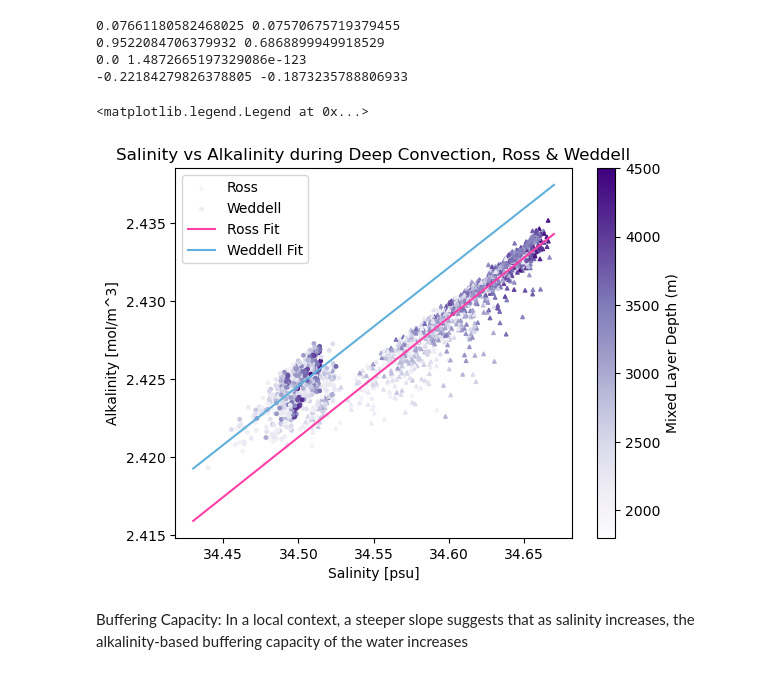
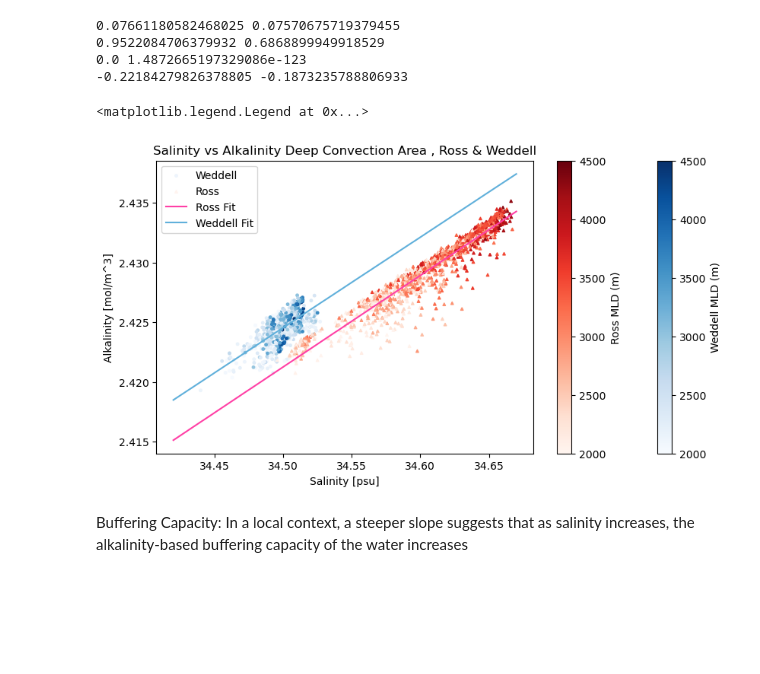
Before and after one commit to Lilygmi/SouthernOceanCarbonConvection, a Jupyter notebook: Convection+biogeochem/SalinityAlkalinityCurves.ipynb, the cells around one changed output. Drawn from its saved outputs; the diff is of its cells as text; code cells hidden in the pictures; blank space fills up the shorter version.

Commit message:
updates to salinity-alk plots, all split by ross/wedell

```diff
--- a/Convection+biogeochem/SalinityAlkalinityCurves.ipynb
+++ b/Convection+biogeochem/SalinityAlkalinityCurves.ipynb
@@ -1008,28 +1010,35 @@ print(deep_b_ross,deep_b_weddell)
 0.0 1.4872665197329086e-123
 -0.22184279826378805 -0.1873235788806933
 # %%
-vmin = 1800
+fig, ax = plt.subplots(figsize=(10, 5))  # width, height in inches
+vmin = 2000
 vmax = 4500
-xvals = np.linspace(34.43,34.67,1000)
+xvals = np.linspace(34.42,34.67,1000)
 
 linfit_deep_ross = deep_slope_ross * xvals + deep_b_ross
 linfit_deep_weddell = deep_slope_weddell * xvals + deep_b_weddell
-plt.scatter(deep_salinity_ross,deep_alkalinity_ross,c=deep_mld_ross,  s = 6, marker="^",
-            cmap='Purples',vmin=vmin, vmax=vmax, label = "Ross")
-plt.scatter(deep_salinity_weddell,deep_alkalinity_weddell,c=deep_mld_weddell,  s = 6, marker="o" ,
-            cmap='Purples',vmin=vmin, vmax=vmax, label = "Weddell")
-cbar = plt.colorbar() # Adds a legend for the colors
-cbar.set_label("Mixed Layer Depth (m)")
 
-plt.plot(xvals, linfit_deep_ross, c='#ff40a6', label = "Ross Fit")
-plt.plot(xvals, linfit_deep_weddell, c = '#60b0db', label = "Weddell Fit")
-plt.title("Salinity vs Alkalinity during Deep Convection, Ross & Weddell")
+sc_weddell = ax.scatter(deep_salinity_weddell,deep_alkalinity_weddell,c=deep_mld_weddell,  s = 6, marker="o" ,
+            cmap='Blues',vmin=vmin, vmax=vmax, label = "Weddell")
+sc_ross = ax.scatter(deep_salinity_ross,deep_alkalinity_ross,c=deep_mld_ross,  s = 6, marker="^",
+            cmap='Reds',vmin=vmin, vmax=vmax, label = "Ross")
+
+
+cbar1 = plt.colorbar(sc_weddell) # Adds a legend for the colors
+cbar1.set_label("Weddell MLD (m)")
+
+cbar2 = plt.colorbar(sc_ross) # Adds a legend for the colors
+cbar2.set_label("Ross MLD (m)")
+
+ax.plot(xvals, linfit_deep_ross, c='#ff40a6', label = "Ross Fit")
+ax.plot(xvals, linfit_deep_weddell, c = '#60b0db', label = "Weddell Fit")
+plt.title("Salinity vs Alkalinity Deep Convection Area , Ross & Weddell")
 plt.xlabel("Salinity [psu]")
 plt.ylabel("Alkalinity [mol/m^3]")
 plt.legend()
 # %% [output]
 <matplotlib.legend.Legend at 0x...>
-[figure, old version]
+[figure, new version]
 # %% [markdown]
  Buffering Capacity: In a local context, a steeper slope suggests that as salinity increases, the alkalinity-based buffering capacity of the water increases
 # %% [markdown]
```
Also changed, not shown: parts of 17 cells of this notebook.
